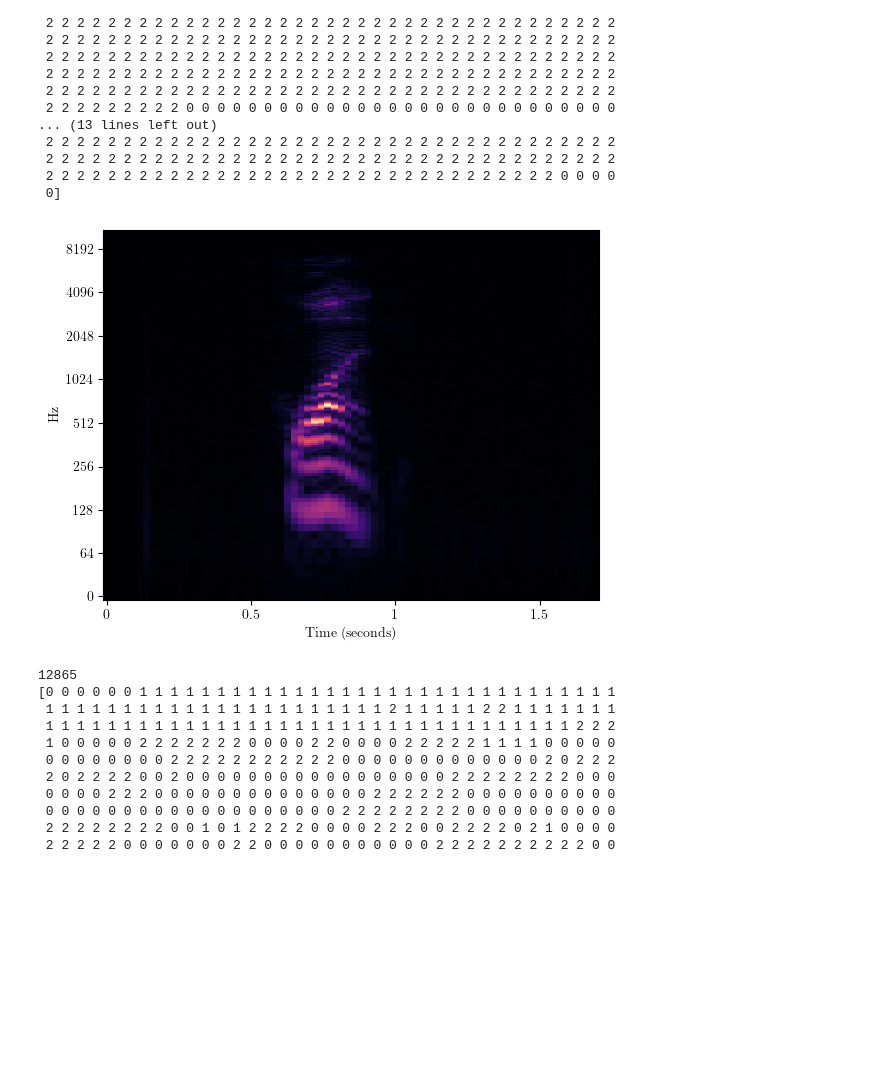
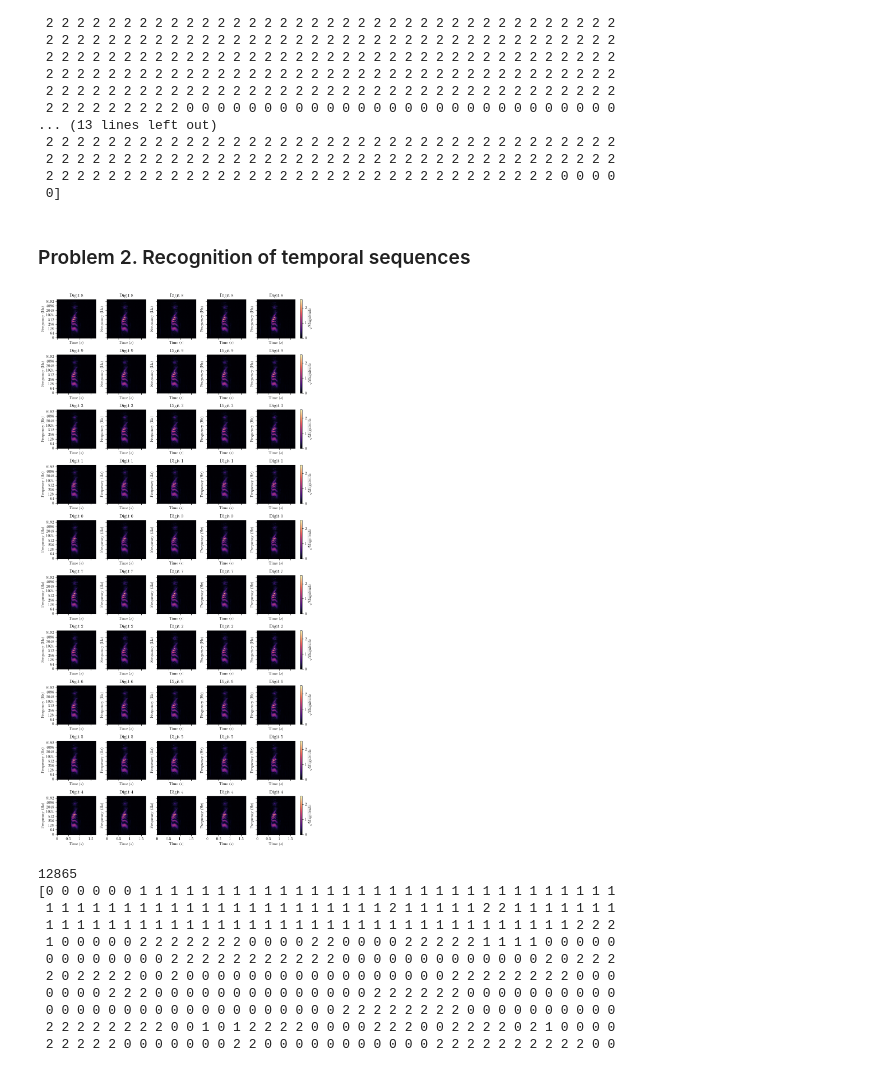
Before and after one commit to hongbozheng/machine-learning-signal-processing, a Jupyter notebook: problem_set_4/CS_545_Problem_Set_4_Zheng_Hongbo.ipynb, the cells around one changed output. Cells and saved outputs as stored; diff of their text form; code cells hidden in the pictures; blank space fills up the shorter version.

```diff
--- a/problem_set_4/CS_545_Problem_Set_4_Zheng_Hongbo.ipynb
+++ b/problem_set_4/CS_545_Problem_Set_4_Zheng_Hongbo.ipynb
@@ -111,8 +111,9 @@ N_FFT = 2048
 HOP_LENGTH = N_FFT//4
 WIN_LENGTH = N_FFT//2
 
+dataset_dir = "friends"
 
-audio_filepath = "friends.wav"
+audio_filepath = dataset_dir + "/friends.wav"
 # %%
 y, _ = librosa.load(path=audio_filepath, sr=SAMPLING_RATE, dtype=numpy.float64)
 spec = librosa.stft(y=y, n_fft=N_FFT, hop_length=HOP_LENGTH, win_length=WIN_LENGTH)
@@ -211,3 +212,5 @@ print(frame_labels[7000:8000])
 frame_times = librosa.frames_to_time(frames=np.arange(spec_db.shape[1]), sr=sr)
 print(frame_times)
 print(len(frame_times))
+# %% [markdown]
+### Problem 2. Recognition of temporal sequences
@@ -214,16 +222,32 @@ print(len(frame_times))
 # %%
-SAMPLING_RATE = 22050
-N_FFT = 2048
-HOP_LENGTH = N_FFT//4
-WIN_LENGTH = N_FFT//2
+num_map = {"zero": 0, "one": 1, "two": 2, "three": 3, "four": 4,
+           "five": 5, "six": 6, "seven": 7, "eight": 8, "nine": 9}
 
-y, _ = librosa.load(path="digits/one/1 (1).wav", sr=SAMPLING_RATE, dtype=numpy.float64)
-spec = librosa.stft(y=y, n_fft=N_FFT, hop_length=HOP_LENGTH, win_length=WIN_LENGTH)
-spec = numpy.abs(spec)
-spec_sqrt = numpy.sqrt(spec)
+dataset_dir = "digits"
+digit_dirs = os.listdir(path=dataset_dir)
 
-librosa.display.specshow(data=spec_sqrt, sr=SAMPLING_RATE, hop_length=HOP_LENGTH, n_fft=N_FFT,
-                                 win_length=WIN_LENGTH, x_axis='s', y_axis='log')
+fig, axs = plt.subplots(10, 5, figsize=(10, 20), gridspec_kw={"width_ratios": [1, 1, 1, 1, 1.3]}, sharex=True, sharey=True)
+matplotlib.pyplot.subplots_adjust(left=0.05, right=0.95, bottom=0.05, top=0.95, wspace=0.50, hspace=0.50)
+
+for i, digit_dir in enumerate(digit_dirs):
+    for j in range(5):
+        audio_filepath = f"digits/{digit_dir}/{digit_dir}_{j}.wav"
+        y, _ = librosa.load(path="digits/one/one_0.wav", sr=SAMPLING_RATE, dtype=numpy.float64)
+        spec = librosa.stft(y=y, n_fft=N_FFT, hop_length=HOP_LENGTH, win_length=WIN_LENGTH)
+        spec = numpy.abs(spec)
+        spec_sqrt = numpy.sqrt(spec)
+        img = librosa.display.specshow(data=spec_sqrt, sr=SAMPLING_RATE, hop_length=HOP_LENGTH, n_fft=N_FFT,
+                                       win_length=WIN_LENGTH, x_axis='s', y_axis="log", ax=axs[i, j])
+        axs[i, j].set_title(f'Digit {num_map[digit_dir]}')
+        axs[i, j].set_xlabel(r'Time $(s)$')
+        axs[i, j].set_ylabel(r'Frequency (Hz)')
+
+        if j == 4:
+            axs[i, j].set_aspect('auto')
+            cbar = fig.colorbar(img, ax=axs[i, j], pad=0.1)
+            cbar.set_label(label=r"$\sqrt{\textnormal{Magnitude}}$")
+
+matplotlib.pyplot.tight_layout()
 matplotlib.pyplot.show()
 # %% [output]
-[figure, old version]
+[figure, new version]
```
Also changed, not shown: parts of 6 cells of this notebook.
